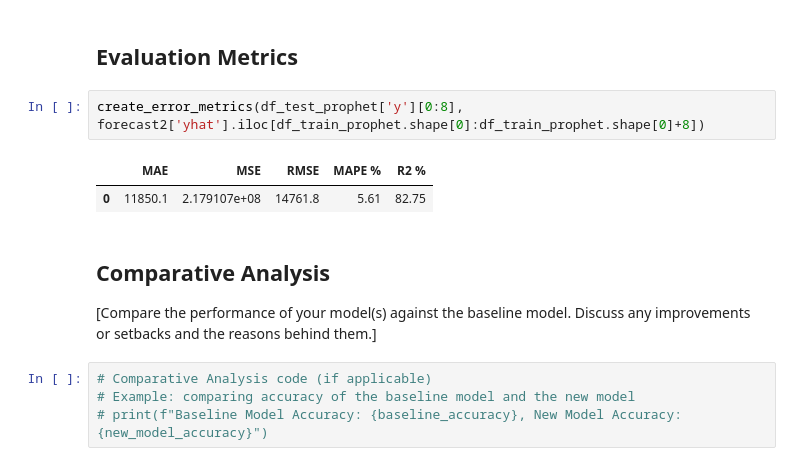
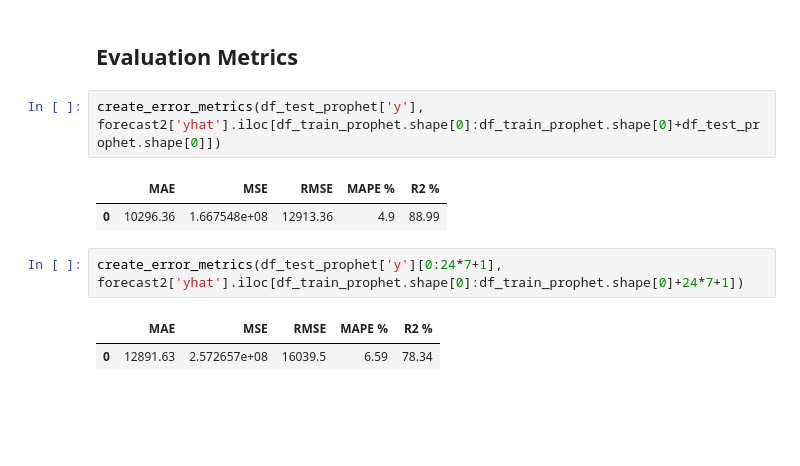
Before and after one commit to EjoelM/Opencampus_SH_TimeSeries_Energy, a Jupyter notebook: 3_Models/prophet.ipynb, the cells around one changed output. Saved outputs shown, nothing was run; the diff lists cells and outputs as text; blank space fills up the shorter version.

```diff
--- a/3_Models/prophet.ipynb
+++ b/3_Models/prophet.ipynb
@@ -248,15 +246,12 @@ Name: residuals, Length: 5256, dtype: float64
 # %% [markdown]
 ## Evaluation Metrics
 # %%
-create_error_metrics(df_test_prophet['y'][0:8], forecast2['yhat'].iloc[df_train_prophet.shape[0]:df_train_prophet.shape[0]+8])
+create_error_metrics(df_test_prophet['y'], forecast2['yhat'].iloc[df_train_prophet.shape[0]:df_train_prophet.shape[0]+df_test_prophet.shape[0]])
 # %% [output]
 |  | MAE | MSE | RMSE | MAPE % | R2 % |
-| 0 | 11850.1 | 2.179107e+08 | 14761.8 | 5.61 | 82.75 |
+| 0 | 10296.36 | 1.667548e+08 | 12913.36 | 4.9 | 88.99 |
-# %% [markdown]
-## Comparative Analysis
-
-[Compare the performance of your model(s) against the baseline model. Discuss any improvements or setbacks and the reasons behind them.]
-# %%
-# Comparative Analysis code (if applicable)
-# Example: comparing accuracy of the baseline model and the new model
-# print(f"Baseline Model Accuracy: {baseline_accuracy}, New Model Accuracy: {new_model_accuracy}")
+# %%
+create_error_metrics(df_test_prophet['y'][0:24*7+1], forecast2['yhat'].iloc[df_train_prophet.shape[0]:df_train_prophet.shape[0]+24*7+1])
+# %% [output]
+|  | MAE | MSE | RMSE | MAPE % | R2 % |
+| 0 | 12891.63 | 2.572657e+08 | 16039.5 | 6.59 | 78.34 |
```
Also changed, not shown: parts of 9 cells of this notebook, 2 other files.
